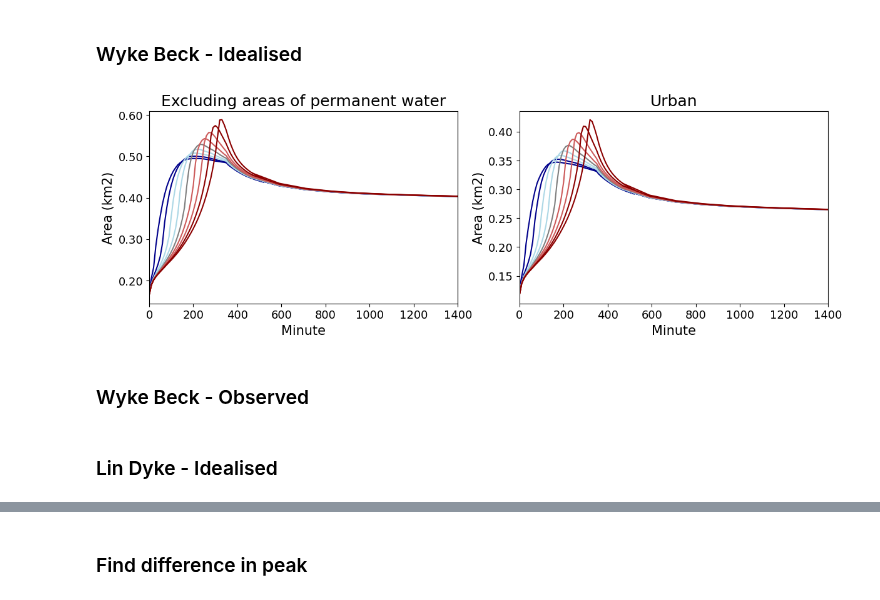
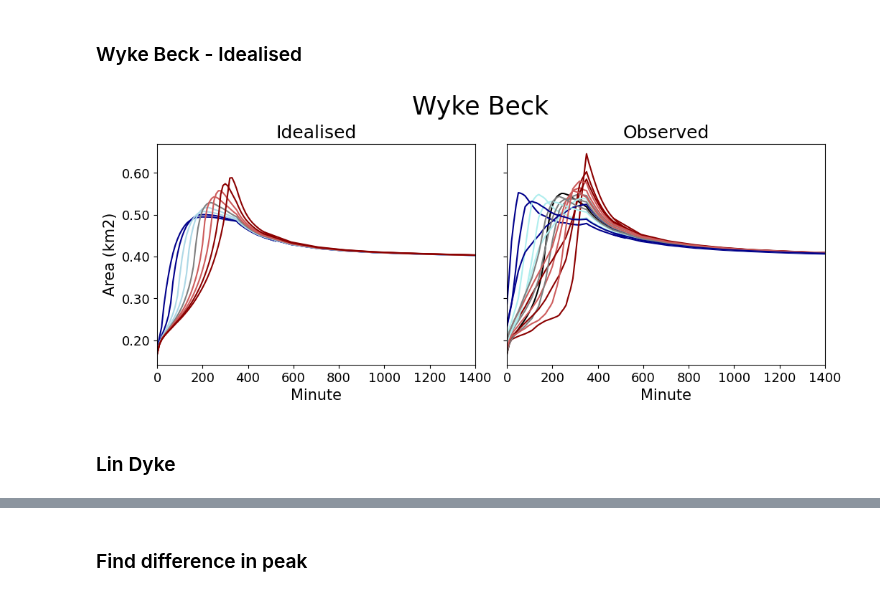
Before and after one commit to masher92/UKCP18, a Jupyter notebook: CatchmentAnalysis/PlotsForPaper/PlotFloodedArea.ipynb, the cells around one changed output, grey strips where cells are left out. Saved outputs shown, nothing was run; the diff lists cells and outputs as text; code cells hidden in the pictures.

```diff
--- a/CatchmentAnalysis/PlotsForPaper/PlotFloodedArea.ipynb
+++ b/CatchmentAnalysis/PlotsForPaper/PlotFloodedArea.ipynb
@@ -69,7 +69,8 @@ def prep_and_plot_v2 (ax, title, df_10mins_fp, df_2hrs_fp, methods_key, catchmen
 
     if trim== True:
         ax.set_xlim(0,1400)
-    ax.set_ylabel('Area (km2)', fontsize=15)
+    if ax ==axs[0]:
+        ax.set_ylabel('Area (km2)', fontsize=15)
     ax.set_xlabel('Minute', fontsize=15)
     ax.set_title(title, fontsize=18)
     ax.tick_params(axis='both', which='major', labelsize=13)
@@ -161,15 +162,16 @@ colors = colors_dict[methods_key]
 # %% [markdown]
 ### Wyke Beck - Idealised
 # %%
-fig, axs = plt.subplots(ncols=2, figsize= (14,4))
-# Not water
-prep_and_plot_v2(axs[0], 'Excluding areas of permanent water', "Data/FloodedAreaOverTime/{}/{}/notwater_10mins.csv".format('WykeBeck', 'Idealised'),
+fig, axs = plt.subplots(ncols=2, figsize= (12,4), sharey= True, gridspec_kw={'wspace':0.1})
+# Idealised
+prep_and_plot_v2(axs[0], 'Idealised', "Data/FloodedAreaOverTime/{}/{}/notwater_10mins.csv".format('WykeBeck', 'Idealised'),
              "Data/FloodedAreaOverTime/{}/{}/notwater_2hrs.csv".format('WykeBeck', 'Idealised'), 'Idealised', 'Wyke Beck', True)
-# Urban
-prep_and_plot_v2(axs[1], 'Urban', "Data/FloodedAreaOverTime/{}/{}/urban_10mins.csv".format('WykeBeck', 'Idealised'),
-             "Data/FloodedAreaOverTime/{}/{}/urban_2hrs.csv".format('WykeBeck', 'Idealised'), 'Idealised',  'Wyke Beck', True)
-fig.savefig("Figs/FloodedAreaOverTime/WykeBeck_Idealised_DiffBreakdowns.PNG", bbox_inches = 'tight')
+# Observed
+prep_and_plot_v2(axs[1], 'Observed', "Data/FloodedAreaOverTime/{}/{}/notwater_10mins.csv".format('WykeBeck', 'Observed'),
+             "Data/FloodedAreaOverTime/{}/{}/notwater_2hrs.csv".format('WykeBeck', 'Observed'), 'Observed',  'Wyke Beck', True)
+
+fig.suptitle("Wyke Beck", fontsize=25, y=1.05);
+
+fig.savefig("Figs/FloodedAreaOverTime/WykeBeck_FloodedAreaOverTime.PNG", bbox_inches = 'tight')
 # %% [output]
-[figure, old version]
+[figure, new version]
-# %% [markdown]
-### Wyke Beck - Observed
@@ -178,2 +178,2 @@ fig.savefig("Figs/FloodedAreaOverTime/WykeBeck_Idealised_DiffBreakdowns.PNG", bb
 # %% [markdown]
-### Lin Dyke - Idealised
+### Lin Dyke
```
Also changed, not shown: parts of 9 cells of this notebook, 29 other files.
